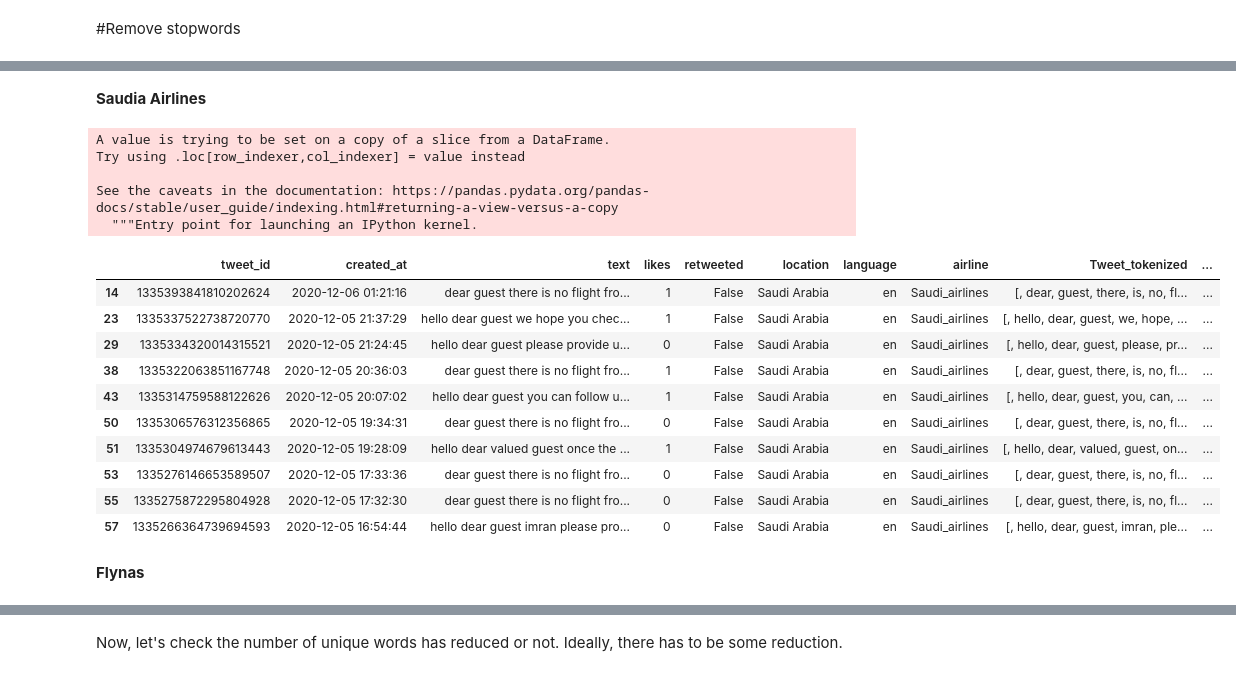
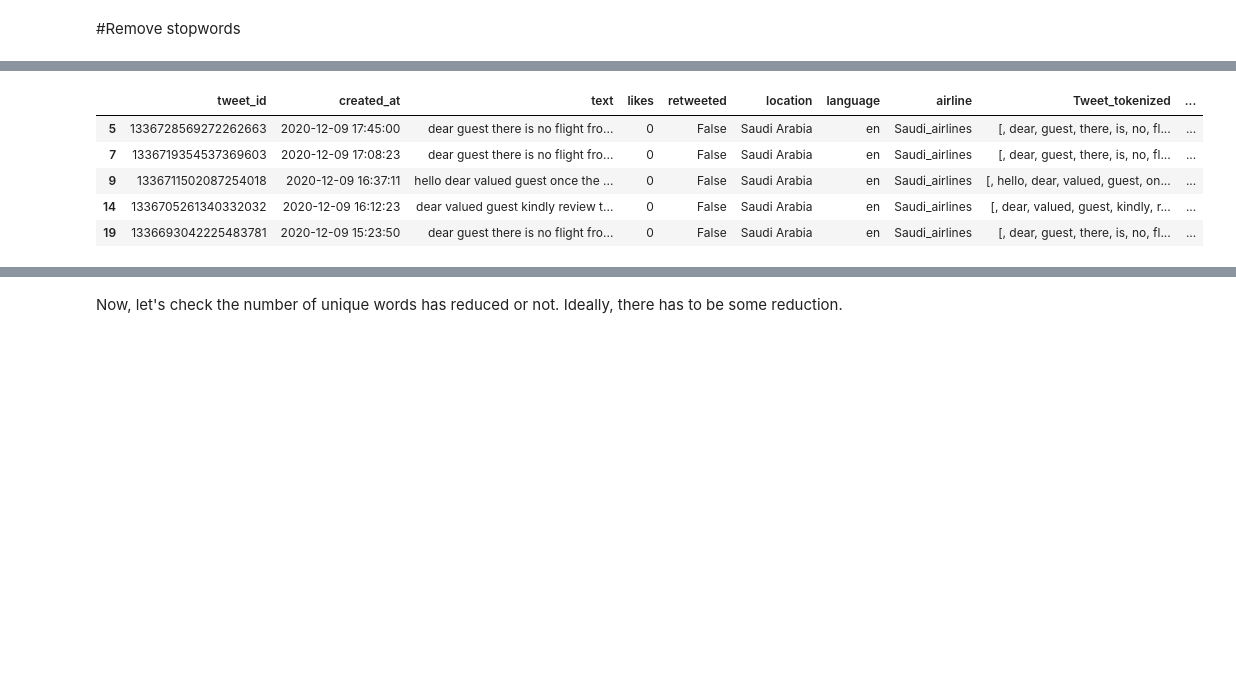
Before and after one commit to buthaina279/DS_Capstone_NLP, a Jupyter notebook: Collect_clean.ipynb, the cells around one changed output, grey strips where cells are left out. Saved outputs shown, nothing was run; the diff lists cells and outputs as text; code cells hidden in the pictures; blank space fills up the shorter version.

Commit message:
collect + clean + combine

```diff
--- a/Collect_clean.ipynb
+++ b/Collect_clean.ipynb
@@ -450,7 +636,7 @@ def cleanTxt(text):
 # %%
 # Clean the tweets
-saudia_airlines_en["text"] = saudia_airlines_en["text"].apply(cleanTxt)
+airline["text"] = airline["text"].apply(cleanTxt)
 
 # Show the cleaned tweets
-saudia_airlines_en.head(10)
+airline.head(5)
 # %% [output]
@@ -506,5 +655,5 @@ def tokenization(text):
 # %%
 
-saudia_airlines_en['Tweet_tokenized'] = saudia_airlines_en['text'].apply(lambda x: tokenization(x.lower()))
-saudia_airlines_en.head(10)
+airline['Tweet_tokenized'] = airline['text'].apply(lambda x: tokenization(x.lower()))
+airline.head(5)
 # %% [output]
@@ -550,3 +676,3 @@ def stemming(text):
 # %%
-saudia_airlines_en['Tweet_stemmed'] = saudia_airlines_en['Tweet_tokenized'].apply(lambda x: stemming(x))
-saudia_airlines_en.head(10)
+airline['Tweet_stemmed'] = airline['Tweet_tokenized'].apply(lambda x: stemming(x))
+airline.head(5)
@@ -591,3 +700,3 @@ def lemmatize(text):
 # %%
-saudia_airlines_en['Tweet_lemmatized'] = saudia_airlines_en['Tweet_tokenized'].apply(lambda x: lemmatize(x))
-saudia_airlines_en.head(10)
+airline['Tweet_lemmatized'] = airline['Tweet_tokenized'].apply(lambda x: lemmatize(x))
+airline.head(5)
@@ -655,27 +735,13 @@ stopword = nltk.corpus.stopwords.words('english')
 def remove_stopwords(text):
     text = [word for word in text if word not in stopword]
     return text
-# %% [markdown]
-**Saudia Airlines**
 # %%
-saudia_airlines_en['Tweet_nonstop'] = saudia_airlines_en['Tweet_lemmatized'].apply(lambda x: remove_stopwords(x))
-saudia_airlines_en.head(10)
+airline['Tweet_nonstop'] = airline['Tweet_lemmatized'].apply(lambda x: remove_stopwords(x))
+airline.head(5)
 # %% [output]
-A value is trying to be set on a copy of a slice from a DataFrame.
-Try using .loc[row_indexer,col_indexer] = value instead
-
-See the caveats in the documentation: https://pandas.pydata.org/pandas-docs/stable/user_guide/indexing.html#returning-a-view-versus-a-copy
-  """Entry point for launching an IPython kernel.
 |  | tweet_id | created_at | text | likes | retweeted | location | language | airline | Tweet_tokenized | ... |
-| 14 | 1335393841810202624 | 2020-12-06 01:21:16 | dear guest there is no flight fro... | 1 | False | Saudi Arabia | en | Saudi_airlines | [, dear, guest, there, is, no, fl... | ... |
-| 23 | 1335337522738720770 | 2020-12-05 21:37:29 | hello dear guest we hope you chec... | 1 | False | Saudi Arabia | en | Saudi_airlines | [, hello, dear, guest, we, hope, ... | ... |
-| 29 | 1335334320014315521 | 2020-12-05 21:24:45 | hello dear guest please provide u... | 0 | False | Saudi Arabia | en | Saudi_airlines | [, hello, dear, guest, please, pr... | ... |
-| 38 | 1335322063851167748 | 2020-12-05 20:36:03 | dear guest there is no flight fro... | 1 | False | Saudi Arabia | en | Saudi_airlines | [, dear, guest, there, is, no, fl... | ... |
-| 43 | 1335314759588122626 | 2020-12-05 20:07:02 | hello dear guest you can follow u... | 1 | False | Saudi Arabia | en | Saudi_airlines | [, hello, dear, guest, you, can, ... | ... |
-| 50 | 1335306576312356865 | 2020-12-05 19:34:31 | dear guest there is no flight fro... | 0 | False | Saudi Arabia | en | Saudi_airlines | [, dear, guest, there, is, no, fl... | ... |
-| 51 | 1335304974679613443 | 2020-12-05 19:28:09 | hello dear valued guest once the ... | 1 | False | Saudi Arabia | en | Saudi_airlines | [, hello, dear, valued, guest, on... | ... |
-| 53 | 1335276146653589507 | 2020-12-05 17:33:36 | dear guest there is no flight fro... | 0 | False | Saudi Arabia | en | Saudi_airlines | [, dear, guest, there, is, no, fl... | ... |
-| 55 | 1335275872295804928 | 2020-12-05 17:32:30 | dear guest there is no flight fro... | 0 | False | Saudi Arabia | en | Saudi_airlines | [, dear, guest, there, is, no, fl... | ... |
-| 57 | 1335266364739694593 | 2020-12-05 16:54:44 | hello dear guest imran please pro... | 0 | False | Saudi Arabia | en | Saudi_airlines | [, hello, dear, guest, imran, ple... | ... |
+| 5 | 1336728569272262663 | 2020-12-09 17:45:00 | dear guest there is no flight fro... | 0 | False | Saudi Arabia | en | Saudi_airlines | [, dear, guest, there, is, no, fl... | ... |
+| 7 | 1336719354537369603 | 2020-12-09 17:08:23 | dear guest there is no flight fro... | 0 | False | Saudi Arabia | en | Saudi_airlines | [, dear, guest, there, is, no, fl... | ... |
+| 9 | 1336711502087254018 | 2020-12-09 16:37:11 | hello dear valued guest once the ... | 0 | False | Saudi Arabia | en | Saudi_airlines | [, hello, dear, valued, guest, on... | ... |
+| 14 | 1336705261340332032 | 2020-12-09 16:12:23 | dear valued guest kindly review t... | 0 | False | Saudi Arabia | en | Saudi_airlines | [, dear, valued, guest, kindly, r... | ... |
+| 19 | 1336693042225483781 | 2020-12-09 15:23:50 | dear guest there is no flight fro... | 0 | False | Saudi Arabia | en | Saudi_airlines | [, dear, guest, there, is, no, fl... | ... |
-# %% [markdown]
-**Flynas**
```
Also changed, not shown: parts of 99 cells of this notebook.
